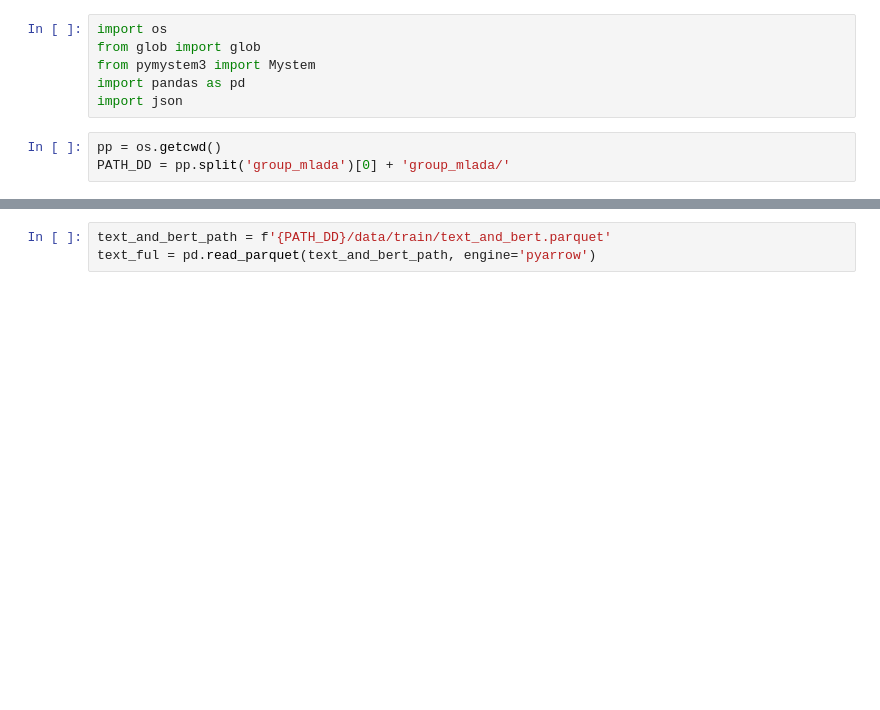
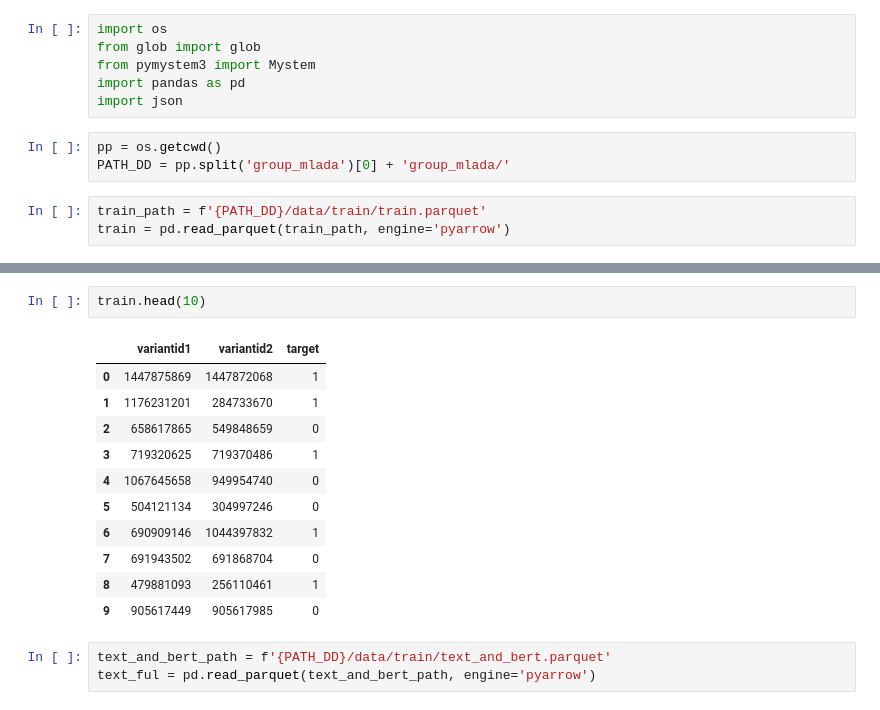
Before and after one commit to gansiorag/group_mlada, a Jupyter notebook: work_txt/pip_line_get_text_data_ozon.ipynb, the cells around one changed output, grey strips where cells are left out. Cells and saved outputs as stored; diff of their text form; blank space fills up the shorter version.

```diff
--- a/work_txt/pip_line_get_text_data_ozon.ipynb
+++ b/work_txt/pip_line_get_text_data_ozon.ipynb
@@ -7,3 +7,6 @@ import json
 # %%
 pp = os.getcwd()
 PATH_DD = pp.split('group_mlada')[0] + 'group_mlada/'
+# %%
+train_path = f'{PATH_DD}/data/train/train.parquet'
+train = pd.read_parquet(train_path, engine='pyarrow')
@@ -10,3 +26,17 @@ PATH_DD = pp.split('group_mlada')[0] + 'group_mlada/'
+# %%
+train.head(10)
+# %% [output]
+|  | variantid1 | variantid2 | target |
+| 0 | 1447875869 | 1447872068 | 1 |
+| 1 | 1176231201 | 284733670 | 1 |
+| 2 | 658617865 | 549848659 | 0 |
+| 3 | 719320625 | 719370486 | 1 |
+| 4 | 1067645658 | 949954740 | 0 |
+| 5 | 504121134 | 304997246 | 0 |
+| 6 | 690909146 | 1044397832 | 1 |
+| 7 | 691943502 | 691868704 | 0 |
+| 8 | 479881093 | 256110461 | 1 |
+| 9 | 905617449 | 905617985 | 0 |
 # %%
 text_and_bert_path = f'{PATH_DD}/data/train/text_and_bert.parquet'
 text_ful = pd.read_parquet(text_and_bert_path, engine='pyarrow')
```
Also changed, not shown: parts of 21 cells of this notebook.
